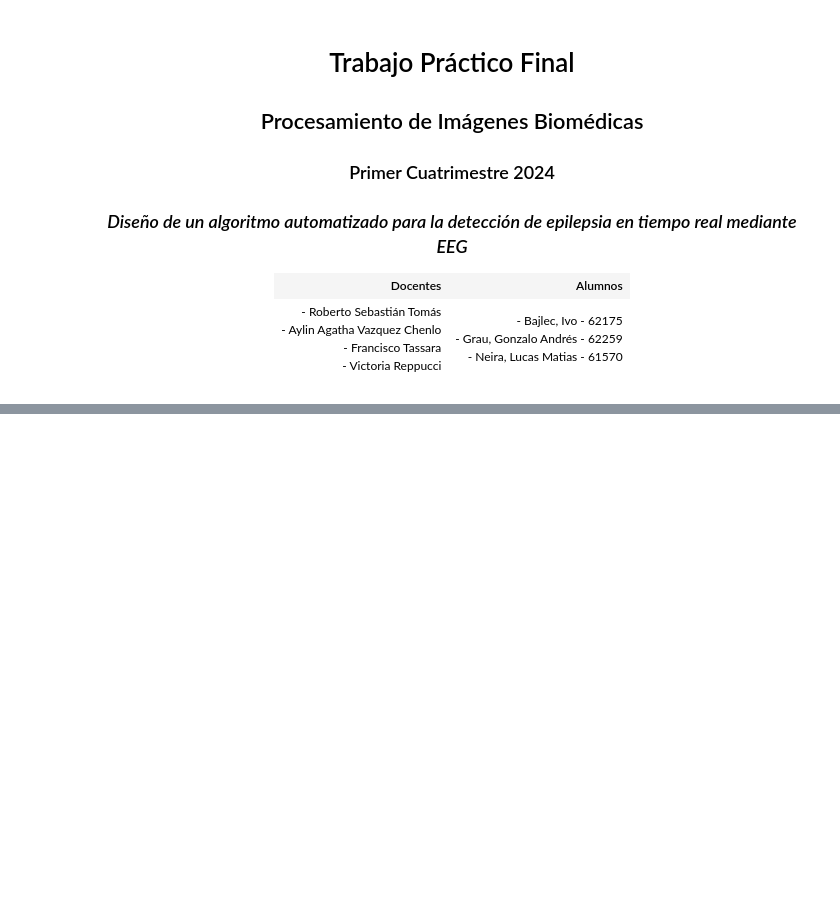
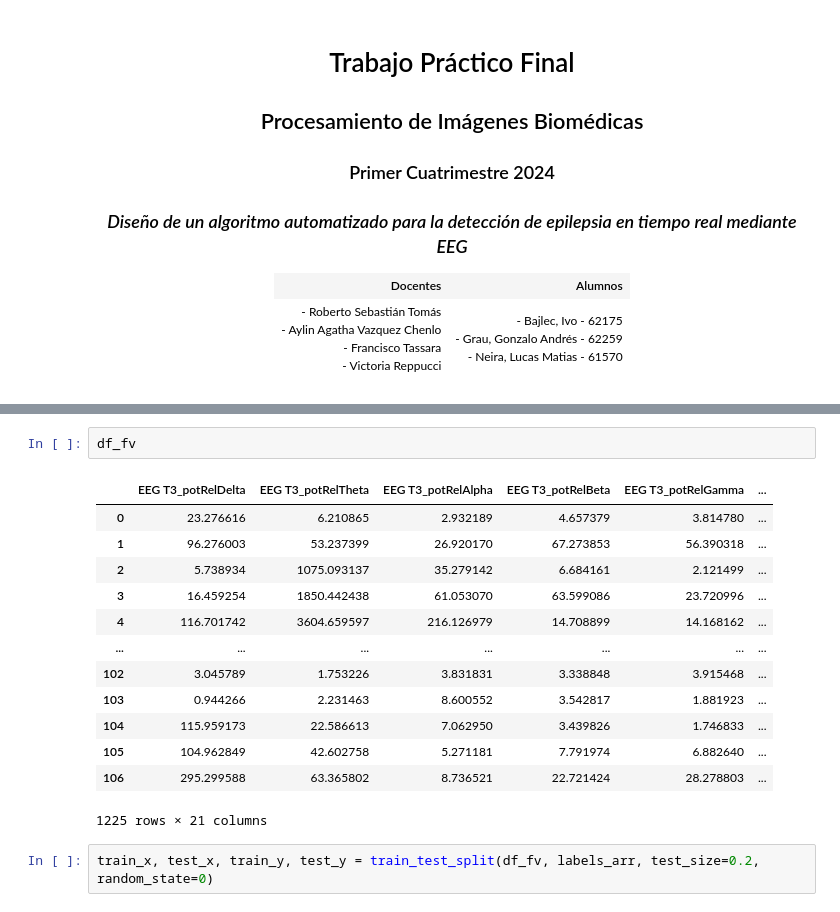
Before and after one commit to gonzagrau/epilepsy_detection, a Jupyter notebook: informe-final-PSIB-BGN.ipynb, the cells around one changed output, grey strips where cells are left out. Cells and saved outputs as stored; diff of their text form; blank space fills up the shorter version.

```diff
--- a/informe-final-PSIB-BGN.ipynb
+++ b/informe-final-PSIB-BGN.ipynb
@@ -63,0 +359,18 @@ CONCLUSIÓN:
+# %%
+df_fv
+# %% [output]
+|  | EEG T3_potRelDelta | EEG T3_potRelTheta | EEG T3_potRelAlpha | EEG T3_potRelBeta | EEG T3_potRelGamma | ... |
+| 0 | 23.276616 | 6.210865 | 2.932189 | 4.657379 | 3.814780 | ... |
+| 1 | 96.276003 | 53.237399 | 26.920170 | 67.273853 | 56.390318 | ... |
+| 2 | 5.738934 | 1075.093137 | 35.279142 | 6.684161 | 2.121499 | ... |
+| 3 | 16.459254 | 1850.442438 | 61.053070 | 63.599086 | 23.720996 | ... |
+| 4 | 116.701742 | 3604.659597 | 216.126979 | 14.708899 | 14.168162 | ... |
+| ... | ... | ... | ... | ... | ... | ... |
+| 102 | 3.045789 | 1.753226 | 3.831831 | 3.338848 | 3.915468 | ... |
+| 103 | 0.944266 | 2.231463 | 8.600552 | 3.542817 | 1.881923 | ... |
+| 104 | 115.959173 | 22.586613 | 7.062950 | 3.439826 | 1.746833 | ... |
+| 105 | 104.962849 | 42.602758 | 5.271181 | 7.791974 | 6.882640 | ... |
+| 106 | 295.299588 | 63.365802 | 8.736521 | 22.721424 | 28.278803 | ... |
+1225 rows × 21 columns
+# %%
+train_x, test_x, train_y, test_y = train_test_split(df_fv, labels_arr, test_size=0.2, random_state=0)
```
Also changed, not shown: parts of 52 cells of this notebook, 4 other files.
